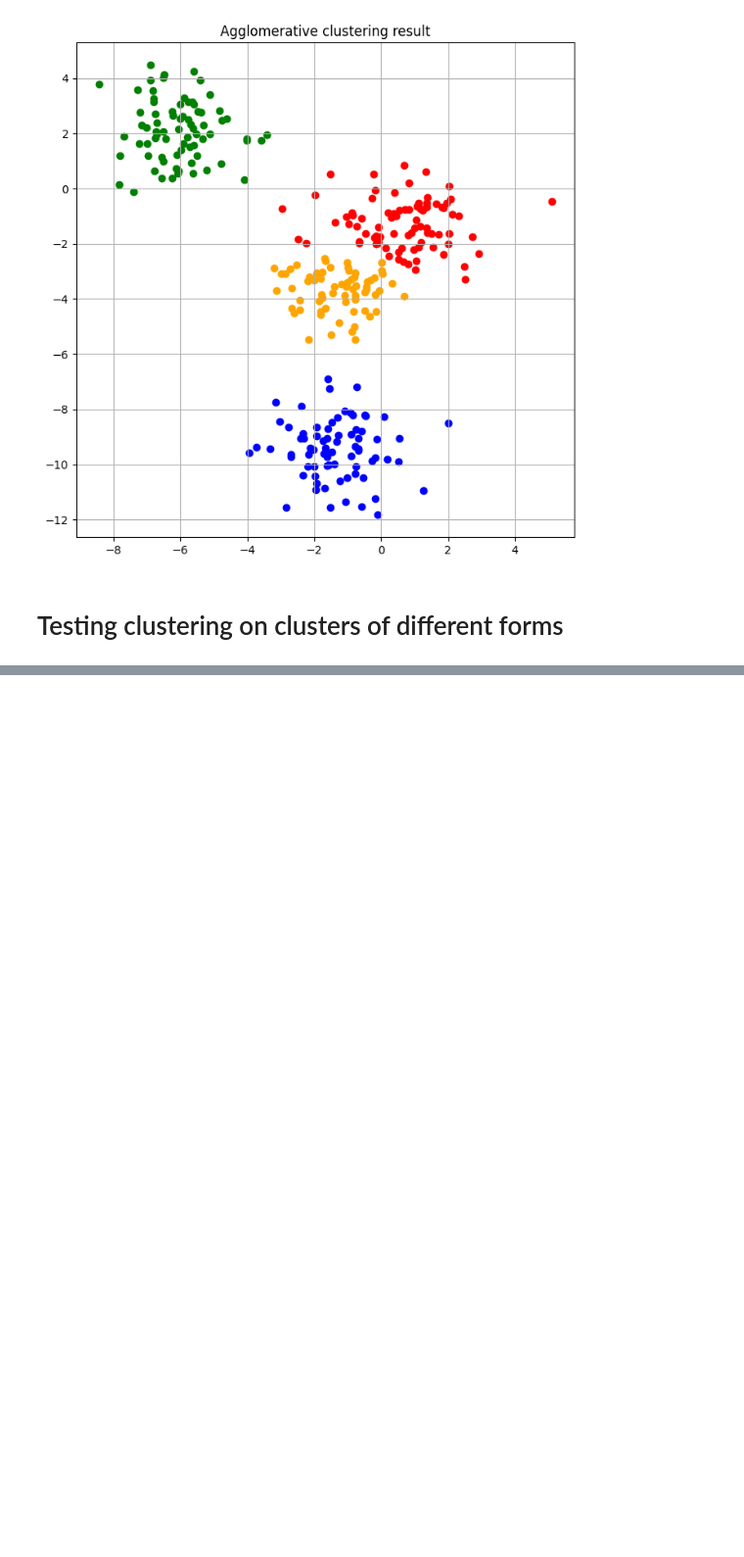
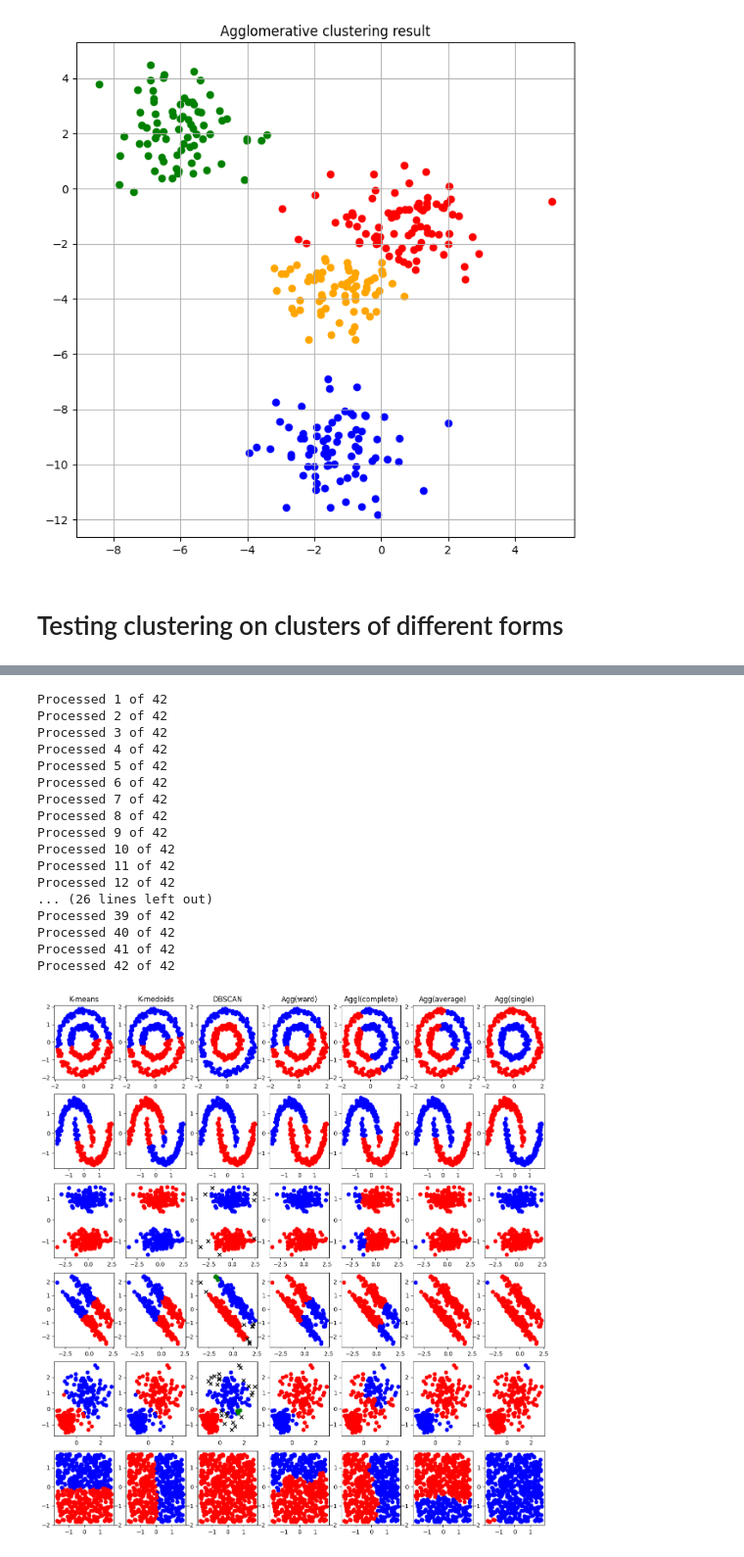
Before and after one commit to ram333n/data-mining-actual-problems, a Jupyter notebook: Lab_2/clustering.ipynb, the cells around one changed output, grey strips where cells are left out. Shown at 98% size. Saved outputs shown, nothing was run; the diff lists cells and outputs as text; code cells hidden in the pictures; blank space fills up the shorter version.

Commit message:
Test clustering on different datasets

```diff
--- a/Lab_2/clustering.ipynb
+++ b/Lab_2/clustering.ipynb
@@ -112,0 +161,21 @@ plt.show()
+# %%
+test_clustering()
+# %% [output]
+Processed 1 of 42
+Processed 2 of 42
+Processed 3 of 42
+Processed 4 of 42
+Processed 5 of 42
+Processed 6 of 42
+Processed 7 of 42
+Processed 8 of 42
+Processed 9 of 42
+Processed 10 of 42
+Processed 11 of 42
+Processed 12 of 42
+... (26 lines left out)
+Processed 39 of 42
+Processed 40 of 42
+Processed 41 of 42
+Processed 42 of 42
+[figure, added]
```
Also changed, not shown: parts of 2 cells of this notebook, 1 other file.
